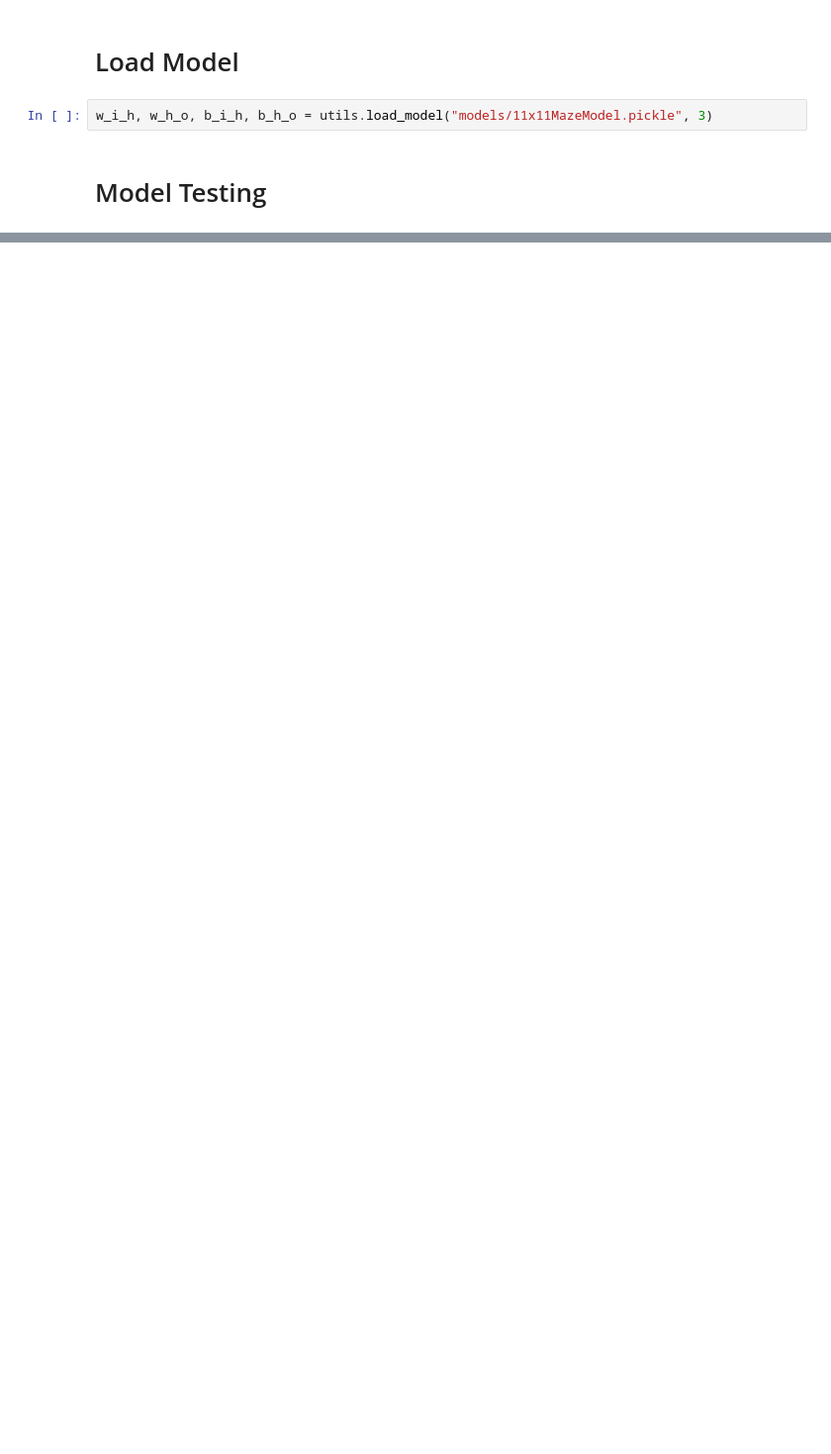
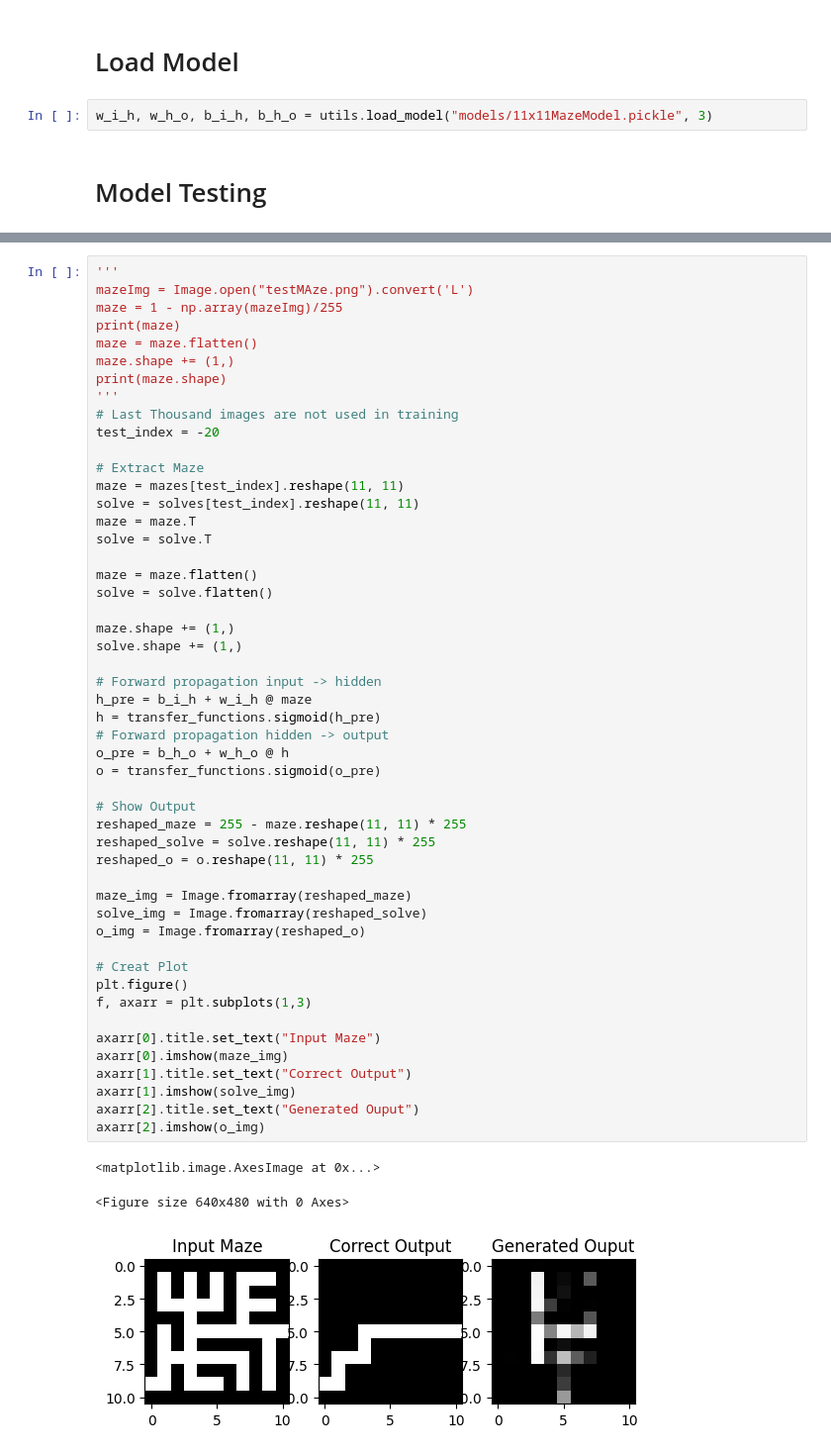
Before and after one commit to Carson-Bay/Adventures-in-NeuralNet-Atrocities, a Jupyter notebook: main.ipynb, the cells around one changed output, grey strips where cells are left out. Shown: that part at 99% size. Cells and saved outputs as stored; diff of their text form; blank space fills up the shorter version.

```diff
--- a/main.ipynb
+++ b/main.ipynb
@@ -117,0 +155,54 @@ axarr[2].imshow(o_img)
+# %%
+'''
+mazeImg = Image.open("testMAze.png").convert('L')
+maze = 1 - np.array(mazeImg)/255
+print(maze)
+maze = maze.flatten()
+maze.shape += (1,)
+print(maze.shape)
+'''
+# Last Thousand images are not used in training
+test_index = -20
+
+# Extract Maze
+maze = mazes[test_index].reshape(11, 11)
+solve = solves[test_index].reshape(11, 11)
+maze = maze.T
+solve = solve.T
+
+maze = maze.flatten()
+solve = solve.flatten()
+
+maze.shape += (1,)
+solve.shape += (1,)
+
+# Forward propagation input -> hidden
+h_pre = b_i_h + w_i_h @ maze
+h = transfer_functions.sigmoid(h_pre)
+# Forward propagation hidden -> output
+o_pre = b_h_o + w_h_o @ h
+o = transfer_functions.sigmoid(o_pre)
+
+# Show Output
+reshaped_maze = 255 - maze.reshape(11, 11) * 255
+reshaped_solve = solve.reshape(11, 11) * 255
+reshaped_o = o.reshape(11, 11) * 255
+
+maze_img = Image.fromarray(reshaped_maze)
+solve_img = Image.fromarray(reshaped_solve)
+o_img = Image.fromarray(reshaped_o)
+
+# Creat Plot
+plt.figure()
+f, axarr = plt.subplots(1,3)
+
+axarr[0].title.set_text("Input Maze")
+axarr[0].imshow(maze_img)
+axarr[1].title.set_text("Correct Output")
+axarr[1].imshow(solve_img)
+axarr[2].title.set_text("Generated Ouput")
+axarr[2].imshow(o_img)
+# %% [output]
+<matplotlib.image.AxesImage at 0x...>
+<Figure size 640x480 with 0 Axes>
+[figure, added]
```
Also changed, not shown: parts of 4 cells of this notebook, 4 other files.
